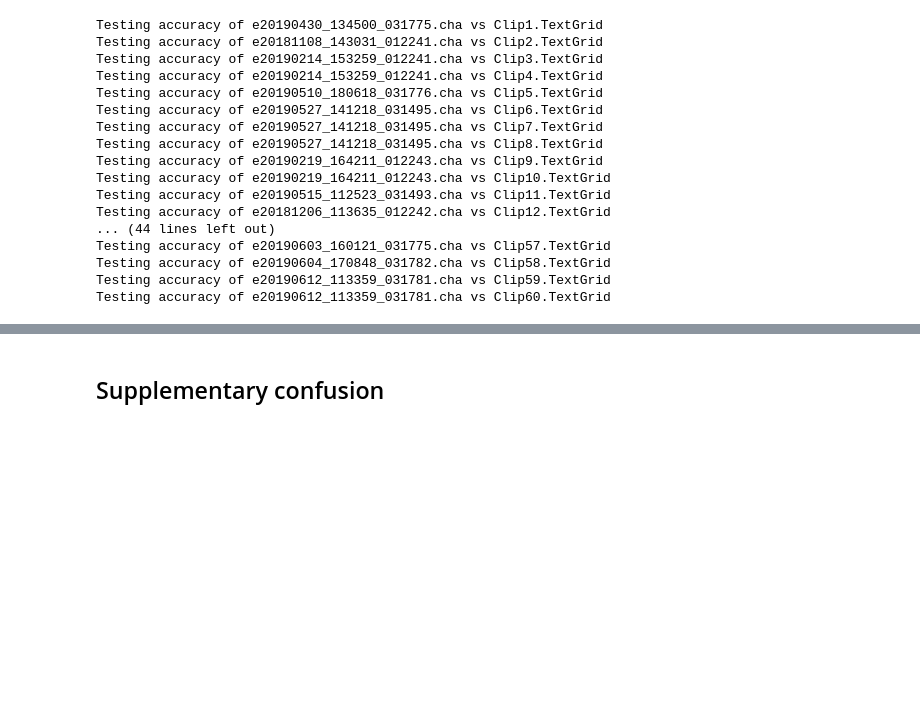
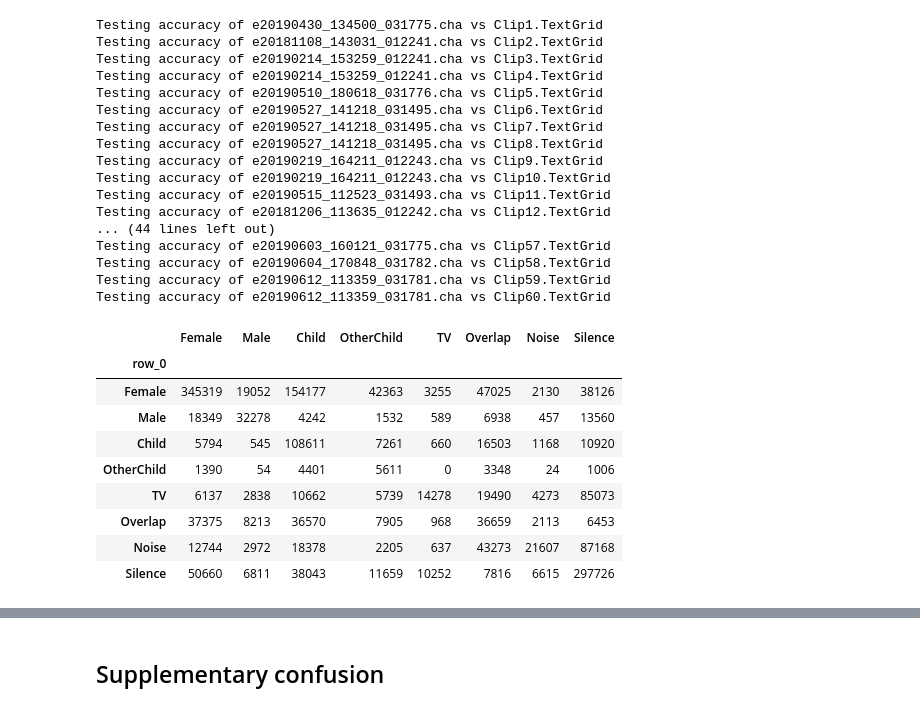
Before and after one commit to terrykwon/lena_evaluation, a Jupyter notebook: results.ipynb, the cells around one changed output, grey strips where cells are left out. Drawn from its saved outputs; the diff is of its cells as text; code cells hidden in the pictures; blank space fills up the shorter version.

```diff
--- a/results.ipynb
+++ b/results.ipynb
@@ -107,3 +109,16 @@ Testing accuracy of e20190612_113359_031781.cha vs Clip60.TextGrid
+# %%
+cross_tabulation
+# %% [output]
+|  | Female | Male | Child | OtherChild | TV | Overlap | Noise | Silence |
+| row_0 |  |  |  |  |  |  |  |  |
+| Female | 345319 | 19052 | 154177 | 42363 | 3255 | 47025 | 2130 | 38126 |
+| Male | 18349 | 32278 | 4242 | 1532 | 589 | 6938 | 457 | 13560 |
+| Child | 5794 | 545 | 108611 | 7261 | 660 | 16503 | 1168 | 10920 |
+| OtherChild | 1390 | 54 | 4401 | 5611 | 0 | 3348 | 24 | 1006 |
+| TV | 6137 | 2838 | 10662 | 5739 | 14278 | 19490 | 4273 | 85073 |
+| Overlap | 37375 | 8213 | 36570 | 7905 | 968 | 36659 | 2113 | 6453 |
+| Noise | 12744 | 2972 | 18378 | 2205 | 637 | 43273 | 21607 | 87168 |
+| Silence | 50660 | 6811 | 38043 | 11659 | 10252 | 7816 | 6615 | 297726 |
 # %%
 plot_confusion(cross_tabulation, 'precision', False)
 # %% [output]
```
Also changed, not shown: parts of 5 cells of this notebook, 6 other files.
